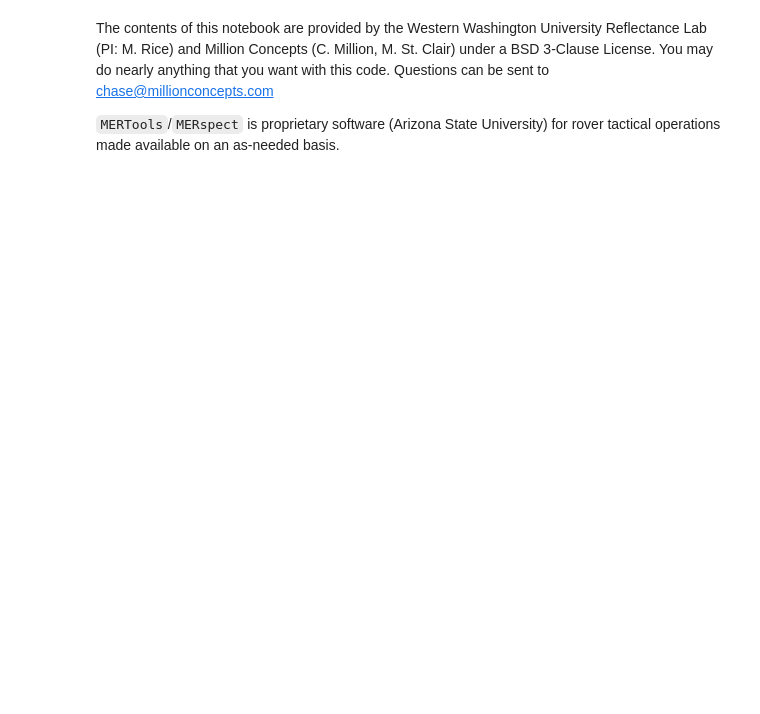
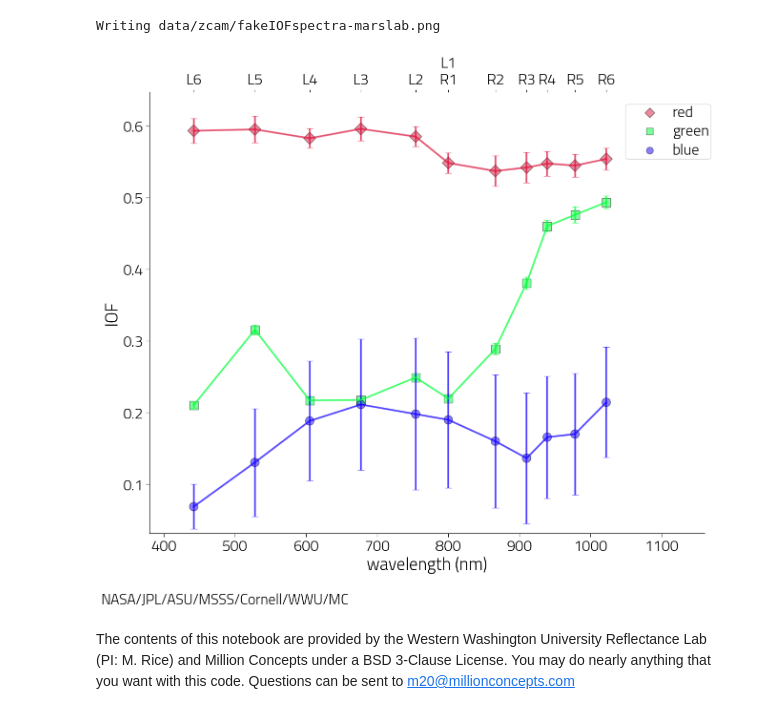
Before and after one commit to MillionConcepts/pretty-plot, a Jupyter notebook: Pretty Plot.ipynb, the cells around one changed output. Saved outputs shown, nothing was run; the diff lists cells and outputs as text; code cells hidden in the pictures; blank space fills up the shorter version.

Commit message:
updating notebook, adding option to ignore the bayer completely

```diff
--- a/Pretty Plot.ipynb
+++ b/Pretty Plot.ipynb
@@ -143,0 +3,4 @@ pretty_plot(data,solar_elevation=solar_elevation,
+# %%
+from pplot.cli import do_pplot
+
+marslab_file = 'data/zcam/fakeIOFspectra-marslab.csv'
@@ -144,4 +35,9 @@ pretty_plot(data,solar_elevation=solar_elevation,
+# %%
+# If you'd like to ignore the bayer filters entirely (not have them plot) You can use `plt_bayer = False`
+
+do_pplot(marslab_file, plt_bayer=False)
+# %% [output]
+Writing data/zcam/fakeIOFspectra-marslab.png
+[figure, added]
 # %% [markdown]
-The contents of this notebook are provided by the Western Washington University Reflectance Lab (PI: M. Rice) and Million Concepts (C. Million, M. St. Clair) under a BSD 3-Clause License. You may do nearly anything that you want with this code. Questions can be sent to chase@millionconcepts.com
-
-`MERTools`/`MERspect` is proprietary software (Arizona State University) for rover tactical operations made available on an as-needed basis.
+The contents of this notebook are provided by the Western Washington University Reflectance Lab (PI: M. Rice) and Million Concepts under a BSD 3-Clause License. You may do nearly anything that you want with this code. Questions can be sent to m20@millionconcepts.com
```
Also changed, not shown: parts of 31 cells of this notebook, 2 other files.
